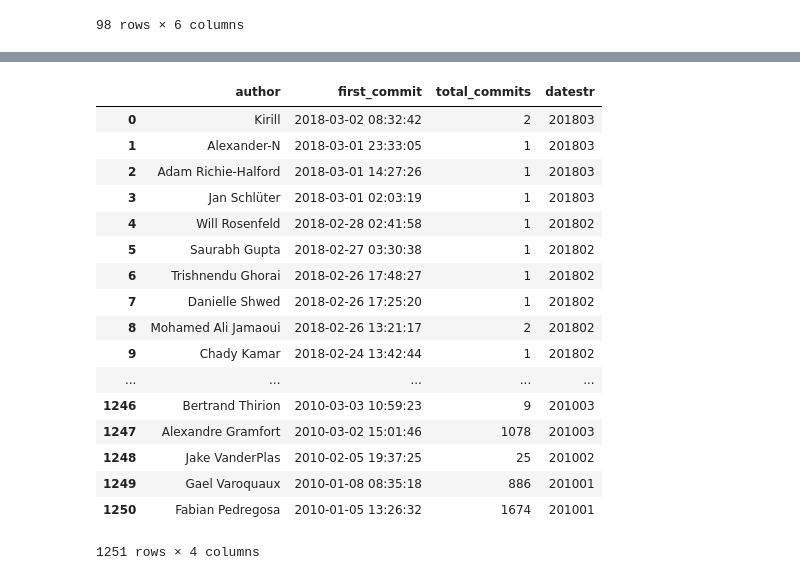
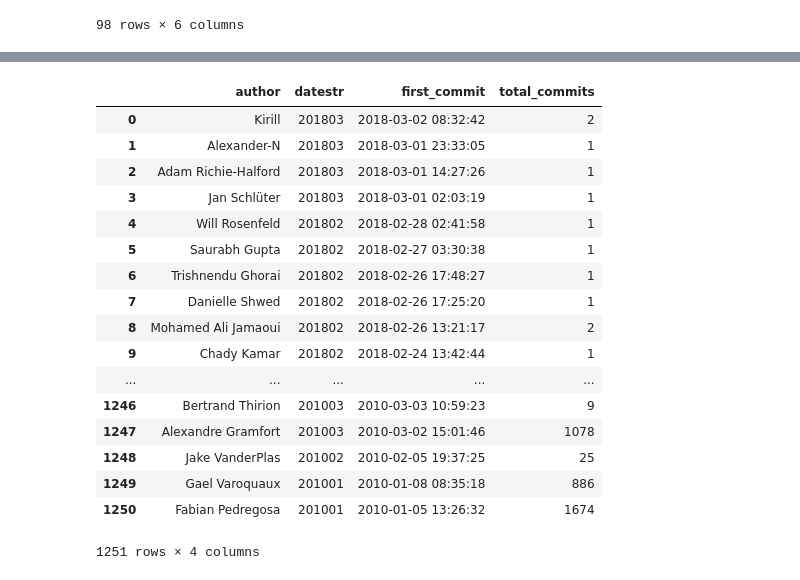
Before and after one commit to aswanipranjal/Data-Science, a Jupyter notebook: Data Analysis/CHAOSS/ElasticSearch/microtask_1_test.ipynb, the cells around one changed output, grey strips where cells are left out. Cells and saved outputs as stored; diff of their text form; code cells hidden in the pictures.

```diff
--- a/Data Analysis/CHAOSS/ElasticSearch/microtask_1_test.ipynb
+++ b/Data Analysis/CHAOSS/ElasticSearch/microtask_1_test.ipynb
@@ -203,26 +115,27 @@ authors
 # %%
 authors['datestr'] = pd.Series(datestr, index=authors.index)
-# %%
-authors
-# %% [output]
-|  | author | first_commit | total_commits | datestr |
-| 0 | Kirill | 2018-03-02 08:32:42 | 2 | 201803 |
-| 1 | Alexander-N | 2018-03-01 23:33:05 | 1 | 201803 |
-| 2 | Adam Richie-Halford | 2018-03-01 14:27:26 | 1 | 201803 |
-| 3 | Jan Schlüter | 2018-03-01 02:03:19 | 1 | 201803 |
-| 4 | Will Rosenfeld | 2018-02-28 02:41:58 | 1 | 201802 |
-| 5 | Saurabh Gupta | 2018-02-27 03:30:38 | 1 | 201802 |
-| 6 | Trishnendu Ghorai | 2018-02-26 17:48:27 | 1 | 201802 |
-| 7 | Danielle Shwed | 2018-02-26 17:25:20 | 1 | 201802 |
-| 8 | Mohamed Ali Jamaoui | 2018-02-26 13:21:17 | 2 | 201802 |
-| 9 | Chady Kamar | 2018-02-24 13:42:44 | 1 | 201802 |
-| ... | ... | ... | ... | ... |
-| 1246 | Bertrand Thirion | 2010-03-03 10:59:23 | 9 | 201003 |
-| 1247 | Alexandre Gramfort | 2010-03-02 15:01:46 | 1078 | 201003 |
-| 1248 | Jake VanderPlas | 2010-02-05 19:37:25 | 25 | 201002 |
-| 1249 | Gael Varoquaux | 2010-01-08 08:35:18 | 886 | 201001 |
-| 1250 | Fabian Pedregosa | 2010-01-05 13:26:32 | 1674 | 201001 |
-1251 rows × 4 columns
+# %%
+authors = authors[['author', 'datestr', 'first_commit', 'total_commits']]
+authors
+# %% [output]
+|  | author | datestr | first_commit | total_commits |
+| 0 | Kirill | 201803 | 2018-03-02 08:32:42 | 2 |
+| 1 | Alexander-N | 201803 | 2018-03-01 23:33:05 | 1 |
+| 2 | Adam Richie-Halford | 201803 | 2018-03-01 14:27:26 | 1 |
+| 3 | Jan Schlüter | 201803 | 2018-03-01 02:03:19 | 1 |
+| 4 | Will Rosenfeld | 201802 | 2018-02-28 02:41:58 | 1 |
+| 5 | Saurabh Gupta | 201802 | 2018-02-27 03:30:38 | 1 |
+| 6 | Trishnendu Ghorai | 201802 | 2018-02-26 17:48:27 | 1 |
+| 7 | Danielle Shwed | 201802 | 2018-02-26 17:25:20 | 1 |
+| 8 | Mohamed Ali Jamaoui | 201802 | 2018-02-26 13:21:17 | 2 |
+| 9 | Chady Kamar | 201802 | 2018-02-24 13:42:44 | 1 |
+| ... | ... | ... | ... | ... |
+| 1246 | Bertrand Thirion | 201003 | 2010-03-03 10:59:23 | 9 |
+| 1247 | Alexandre Gramfort | 201003 | 2010-03-02 15:01:46 | 1078 |
+| 1248 | Jake VanderPlas | 201002 | 2010-02-05 19:37:25 | 25 |
+| 1249 | Gael Varoquaux | 201001 | 2010-01-08 08:35:18 | 886 |
+| 1250 | Fabian Pedregosa | 201001 | 2010-01-05 13:26:32 | 1674 |
+1251 rows × 4 columns
 # %%
 import matplotlib.pyplot as plt
 %matplotlib inline
```
Also changed, not shown: parts of 13 cells of this notebook.
